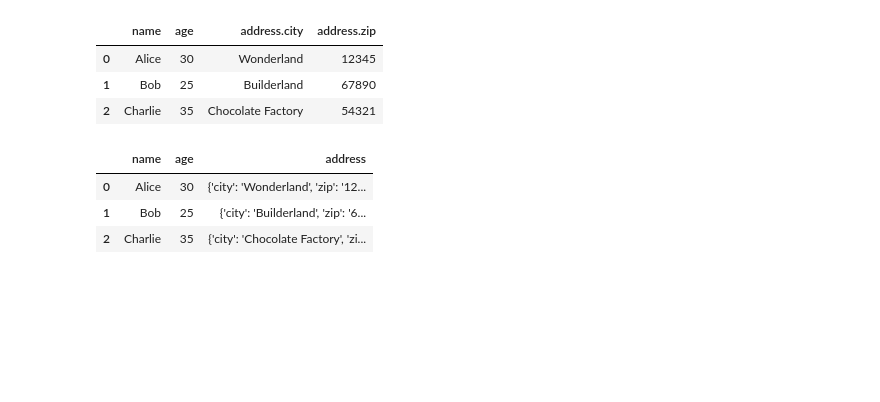
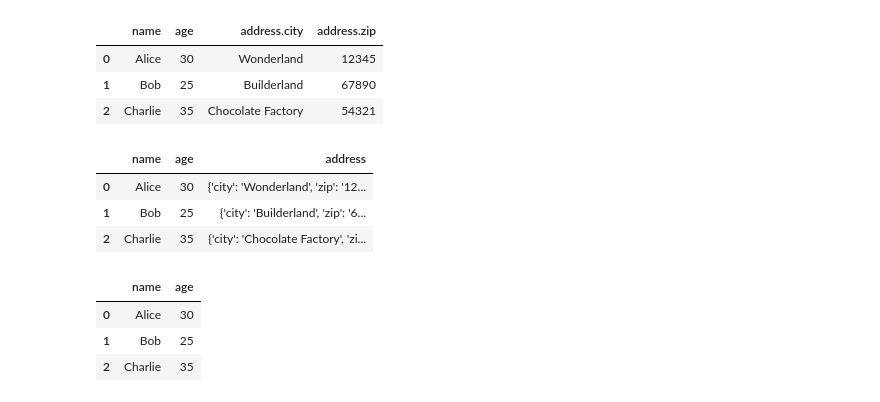
Before and after one commit to Autonomy-Data-Unit/adulib, a Jupyter notebook: nbs/api/utils/03_wrangle.ipynb, the cells around one changed output. Drawn from its saved outputs; the diff is of its cells as text; code cells hidden in the pictures; blank space fills up the shorter version.

Commit message:
feat(utils.wrangle): Added many features to the flatten functions

```diff
--- a/nbs/api/utils/03_wrangle.ipynb
+++ b/nbs/api/utils/03_wrangle.ipynb
@@ -205,26 +324,60 @@ Lists within dictionaries are expanded with indexed keys. The resulting DataFram
 ---
 # %%
 #|export
-def flatten_records_to_df(records, col_prefix='', sep='.', max_cols=None, keep_unflattened: List[str] = None):
+def flatten_records_to_df(
+    records : List[dict],
+    col_prefix='',
+    sep='.',
+    max_cols=None,
+    preserve: List[Any] = None,
+    keep: List[Union[str, Tuple[str]]] = None,
+    discard: List[Union[str, Tuple[str]]] = None,
+):
     """
     Flattens a list of (potentially nested) dictionaries into a pandas DataFrame.
 
     Each dictionary in the input list is flattened using compound keys for nested structures.
     Lists within dictionaries are expanded with indexed keys. The resulting DataFrame has one row per record.
 
+    Nested keys for `preserve`, `keep`, and `discard` can be specified either as strings
+    in the form "{key}{sep}{child_key}..." or as tuples of keys.
+
     Args:
-        records (list): List of dictionaries to flatten.
+        records (List[dict]): List of dictionaries to flatten.
         col_prefix (str, optional): Prefix to add to all column names. Defaults to ''.
         sep (str, optional): Separator to use between concatenated keys. Defaults to '.'.
         max_cols (int, optional): Maximum allowed number of columns. Raises ValueError if exceeded.
+        preserve (List[Any], optional): List of compound keys to preserve as nested structures.
+        keep (List[Union[str, Tuple[str]]], optional): Only these top-level keys will be kept. Cannot be used with 'discard'.
+        discard (List[Union[str, Tuple[str]]], optional): These top-level keys will be excluded. Cannot be used with 'keep'.
 
     Returns:
         pd.DataFrame: DataFrame with flattened records as rows.
+
+    Raises:
+        ValueError: If both 'keep' and 'discard' are specified, or if max_cols is exceeded.
+
+    Examples:
+        >>> records = [
+        ...     {'name': 'Alice', 'age': 30, 'address': {'city': 'Wonderland', 'zip': '12345'}},
+        ...     {'name': 'Bob', 'age': 25, 'address': {'city': 'Builderland', 'zip': '67890'}}
+        ... ]
+        >>> flatten_records_to_df(records)
+           name  age      address.city address.zip
+        0 Alice   30      Wonderland      12345
+        1   Bob   25     Builderland      67890
+
+        >>> flatten_records_to_df(records, preserve=['address'])
+           name  age                        address
+        0 Alice   30   {'city': 'Wonderland', 'zip': '12345'}
+        1   Bob   25  {'city': 'Builderland', 'zip': '67890'}
     """
     cols = set()
     flattened_records = []
     for record in records:
-        flattened = flatten_dict(record, prefix=col_prefix, sep=sep, keep_unflattened=keep_unflattened)
+        flattened = flatten_dict(record, sep=sep, preserve=preserve, keep=keep, discard=discard)
+        if col_prefix:
+            flattened = {f"{col_prefix}{k}": v for k, v in flattened.items()}
         flattened_records.append(flattened)
         cols.update(flattened.keys())
         if max_cols is not None and len(cols) >= max_cols:
@@ -250,3 +403,10 @@ flatten_records_to_df(records, keep_unflattened=['address'])
 | 0 | Alice | 30 | {'city': 'Wonderland', 'zip': '12... |
 | 1 | Bob | 25 | {'city': 'Builderland', 'zip': '6... |
 | 2 | Charlie | 35 | {'city': 'Chocolate Factory', 'zi... |
+# %%
+flatten_records_to_df(records, discard=['address'])
+# %% [output]
+|  | name | age |
+| 0 | Alice | 30 |
+| 1 | Bob | 25 |
+| 2 | Charlie | 35 |
```
Also changed, not shown: parts of 13 cells of this notebook, 1 other file.
